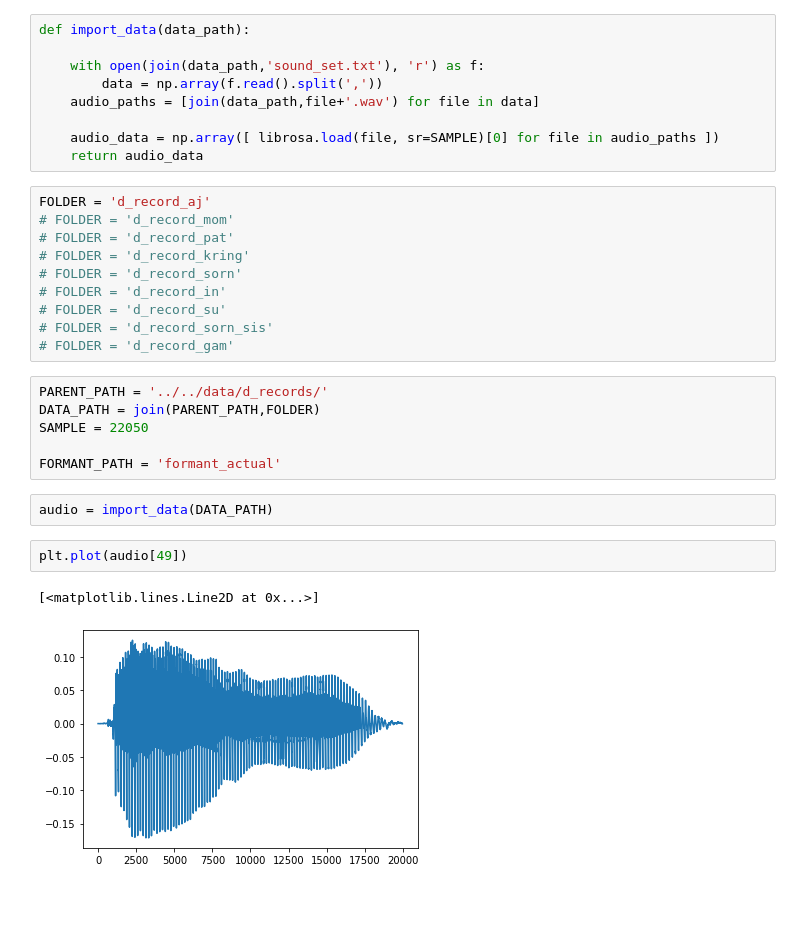
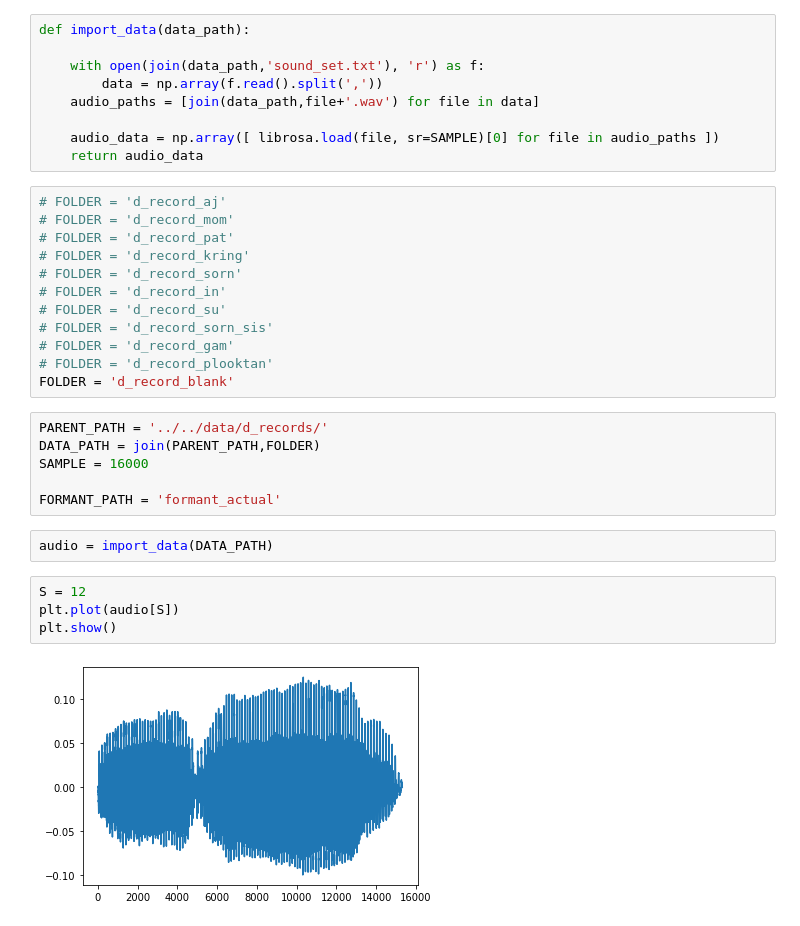
Before and after one commit to thanatlap/master-thesis-vocal-tract-inversion-journal, a Jupyter notebook: misc/Prep_record/split_point.ipynb, the cells around one changed output. Saved outputs shown, nothing was run; the diff lists cells and outputs as text; blank space fills up the shorter version.

```diff
--- a/misc/Prep_record/split_point.ipynb
+++ b/misc/Prep_record/split_point.ipynb
@@ -24,7 +24,7 @@ def import_data(data_path):
     audio_data = np.array([ librosa.load(file, sr=SAMPLE)[0] for file in audio_paths ])
     return audio_data
 # %%
-FOLDER = 'd_record_aj'
+# FOLDER = 'd_record_aj'
 # FOLDER = 'd_record_mom'
 # FOLDER = 'd_record_pat'
 # FOLDER = 'd_record_kring'
@@ -33,17 +33,20 @@ FOLDER = 'd_record_aj'
 # FOLDER = 'd_record_su'
 # FOLDER = 'd_record_sorn_sis'
 # FOLDER = 'd_record_gam'
+# FOLDER = 'd_record_plooktan'
+FOLDER = 'd_record_blank'
 # %%
 PARENT_PATH = '../../data/d_records/'
 DATA_PATH = join(PARENT_PATH,FOLDER)
-SAMPLE = 22050
+SAMPLE = 16000
 
 FORMANT_PATH = 'formant_actual'
 # %%
 audio = import_data(DATA_PATH)
-# %%
-plt.plot(audio[49])
-# %% [output]
-[<matplotlib.lines.Line2D at 0x...>]
-[figure, removed]
+# %%
+S = 12
+plt.plot(audio[S])
+plt.show()
+# %% [output]
+[figure, added]
 # %%
```
Also changed, not shown: parts of 2 cells of this notebook, 14 other files.
